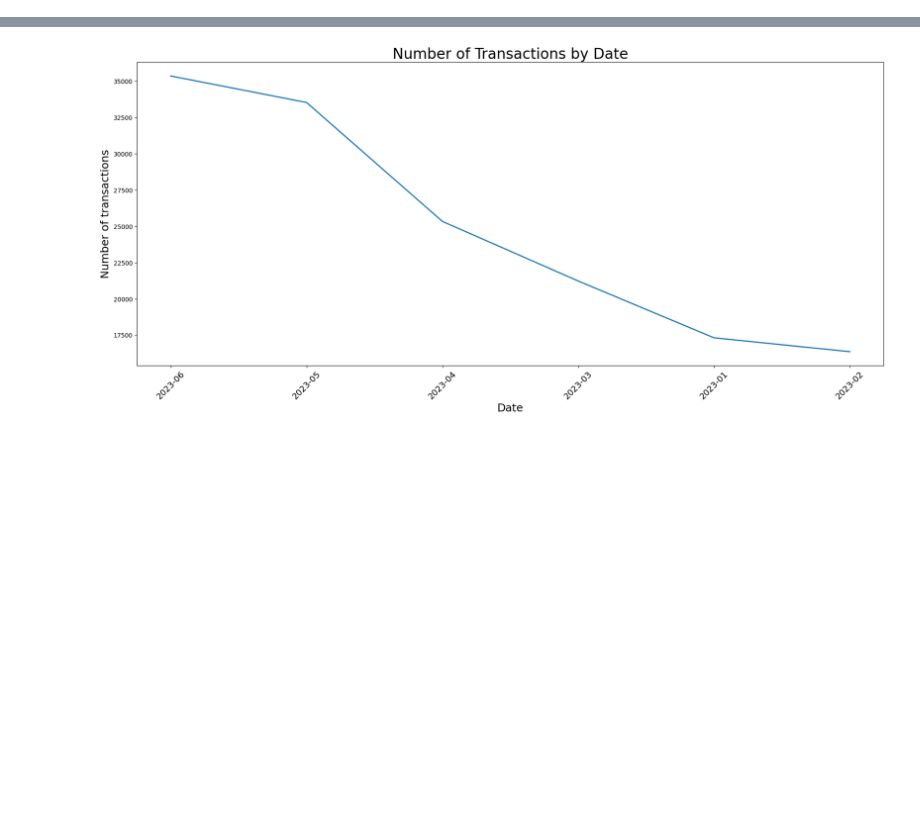
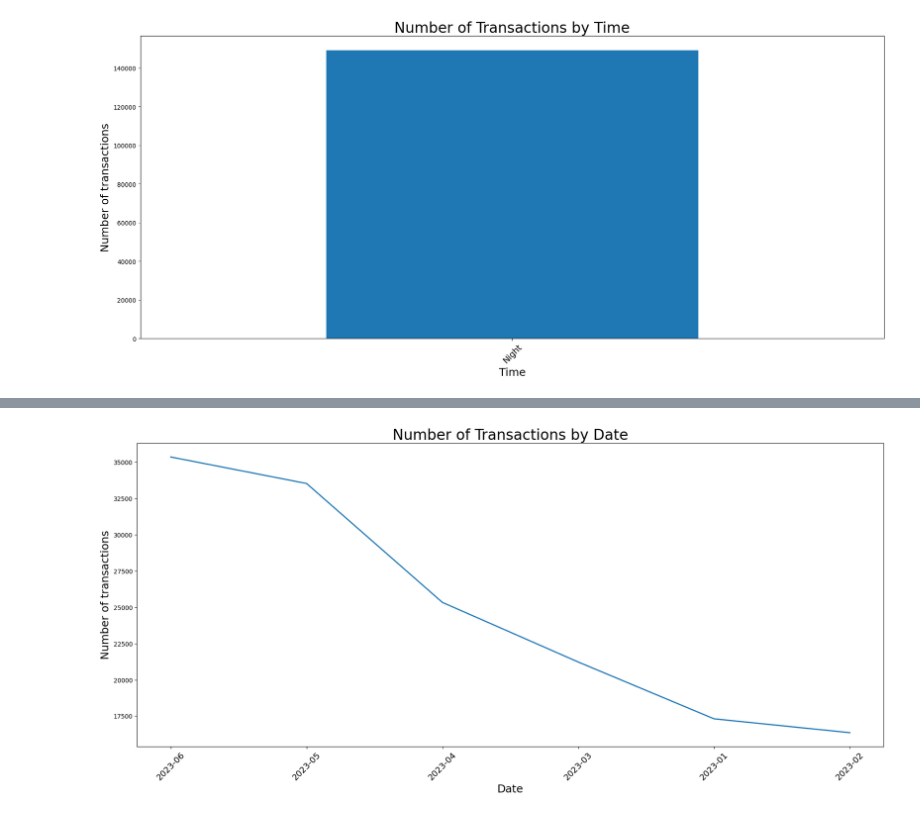
Before and after one commit to hananbahtiti/Coffee-Sales, a Jupyter notebook: data_preprocessing.ipynb, the cells around one changed output, grey strips where cells are left out. Saved outputs shown, nothing was run; the diff lists cells and outputs as text; code cells hidden in the pictures; blank space fills up the shorter version.

```diff
--- a/data_preprocessing.ipynb
+++ b/data_preprocessing.ipynb
@@ -144,3 +144,8 @@ a= DataPreprocessing()
 
 #a.visualization_countplot(col_name='product_detail', title='Number of transactions by payment detail',
  #               x_label='Product detail', y_label='Number of transactions')
+# %%
+a.num_transactions_time_date( column_one='transaction_time', group_mode='period', title='Number of Transactions by Time',
+                x_label='Time', y_label='Number of transactions')
+# %% [output]
+[figure, added]
```
Also changed, not shown: parts of 3 cells of this notebook.
